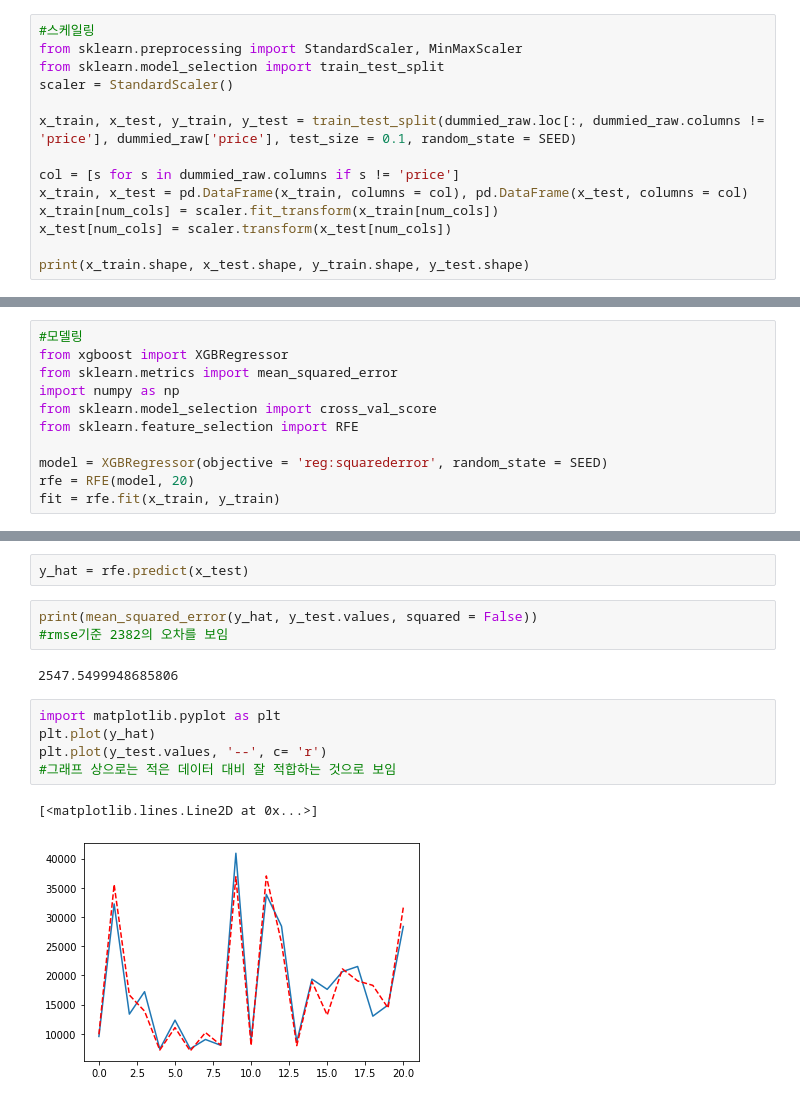
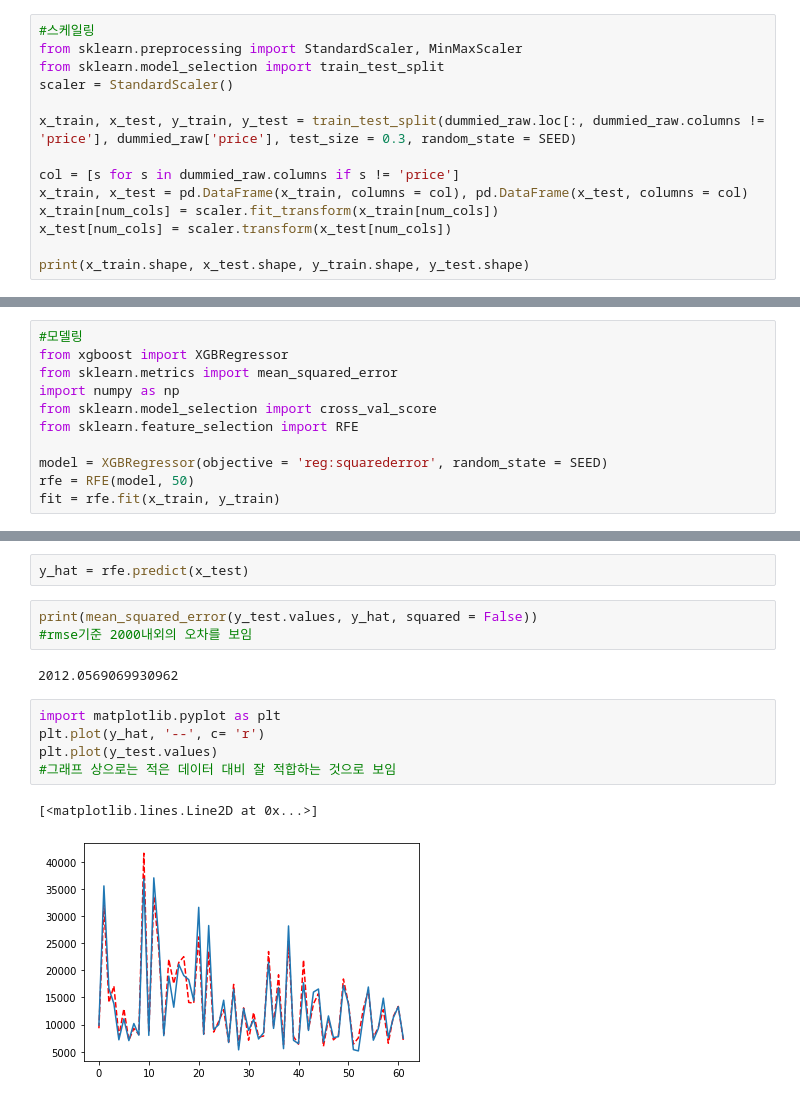
Before and after one commit to kmouleejunhyuk/bigdata_analysist_practical, a Jupyter notebook: carprice_regression.ipynb, the cells around one changed output, grey strips where cells are left out. Drawn from its saved outputs; the diff is of its cells as text.

```diff
--- a/carprice_regression.ipynb
+++ b/carprice_regression.ipynb
@@ -206,7 +206,7 @@ from sklearn.preprocessing import StandardScaler, MinMaxScaler
 from sklearn.model_selection import train_test_split
 scaler = StandardScaler()
 
-x_train, x_test, y_train, y_test = train_test_split(dummied_raw.loc[:, dummied_raw.columns != 'price'], dummied_raw['price'], test_size = 0.1, random_state = SEED)
+x_train, x_test, y_train, y_test = train_test_split(dummied_raw.loc[:, dummied_raw.columns != 'price'], dummied_raw['price'], test_size = 0.3, random_state = SEED)
 
 col = [s for s in dummied_raw.columns if s != 'price']
 x_train, x_test = pd.DataFrame(x_train, columns = col), pd.DataFrame(x_test, columns = col)
@@ -240,7 +240,7 @@ from sklearn.model_selection import cross_val_score
 from sklearn.feature_selection import RFE
 
 model = XGBRegressor(objective = 'reg:squarederror', random_state = SEED)
-rfe = RFE(model, 20)
+rfe = RFE(model, 50)
 fit = rfe.fit(x_train, y_train)
 # %%
 fit.ranking_
@@ -265,15 +265,15 @@ array([281, 126, 104, 124,  91, 131, 128,  84, 123, 140,  62,   2, 146,
 # %%
 y_hat = rfe.predict(x_test)
 # %%
-print(mean_squared_error(y_hat, y_test.values, squared = False))
-#rmse기준 2382의 오차를 보임
+print(mean_squared_error(y_test.values, y_hat, squared = False))
+#rmse기준 2000내외의 오차를 보임
 # %% [output]
-2547.5499948685806
+2012.0569069930962
 # %%
 import matplotlib.pyplot as plt
-plt.plot(y_hat)
-plt.plot(y_test.values, '--', c= 'r')
+plt.plot(y_hat, '--', c= 'r')
+plt.plot(y_test.values)
 #그래프 상으로는 적은 데이터 대비 잘 적합하는 것으로 보임
 # %% [output]
 [<matplotlib.lines.Line2D at 0x...>]
-[figure, old version]
+[figure, new version]
```
Also changed, not shown: parts of 2 cells of this notebook.
